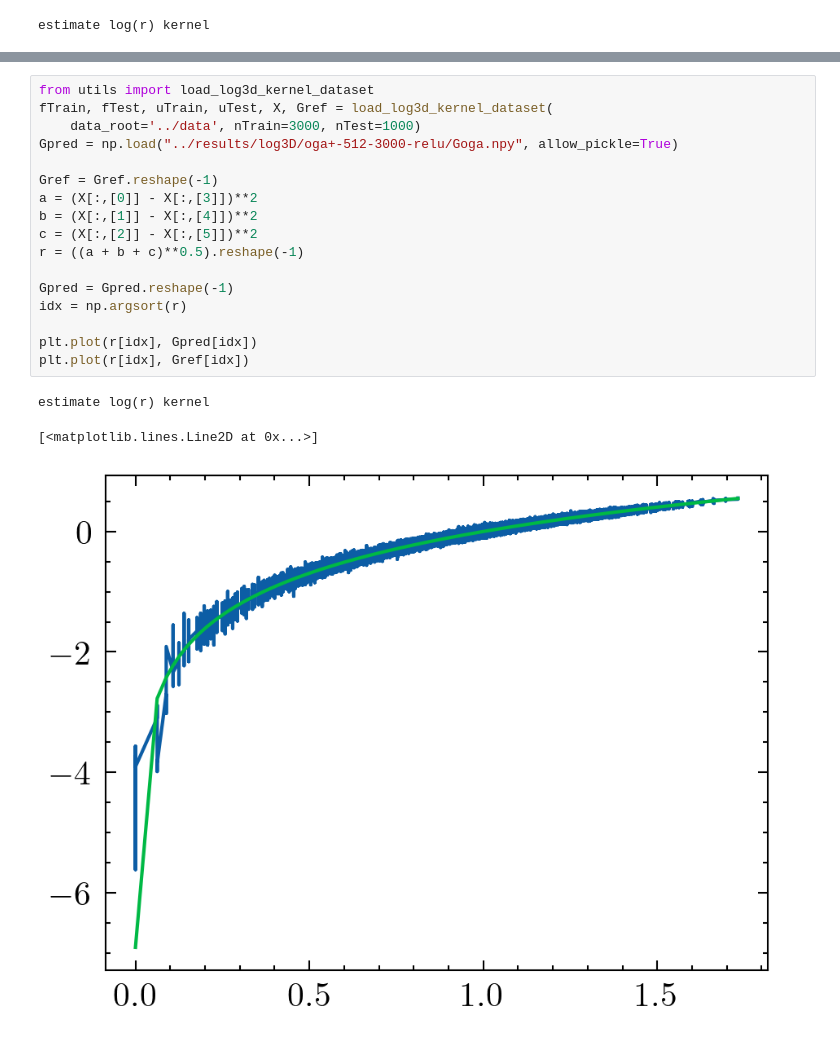
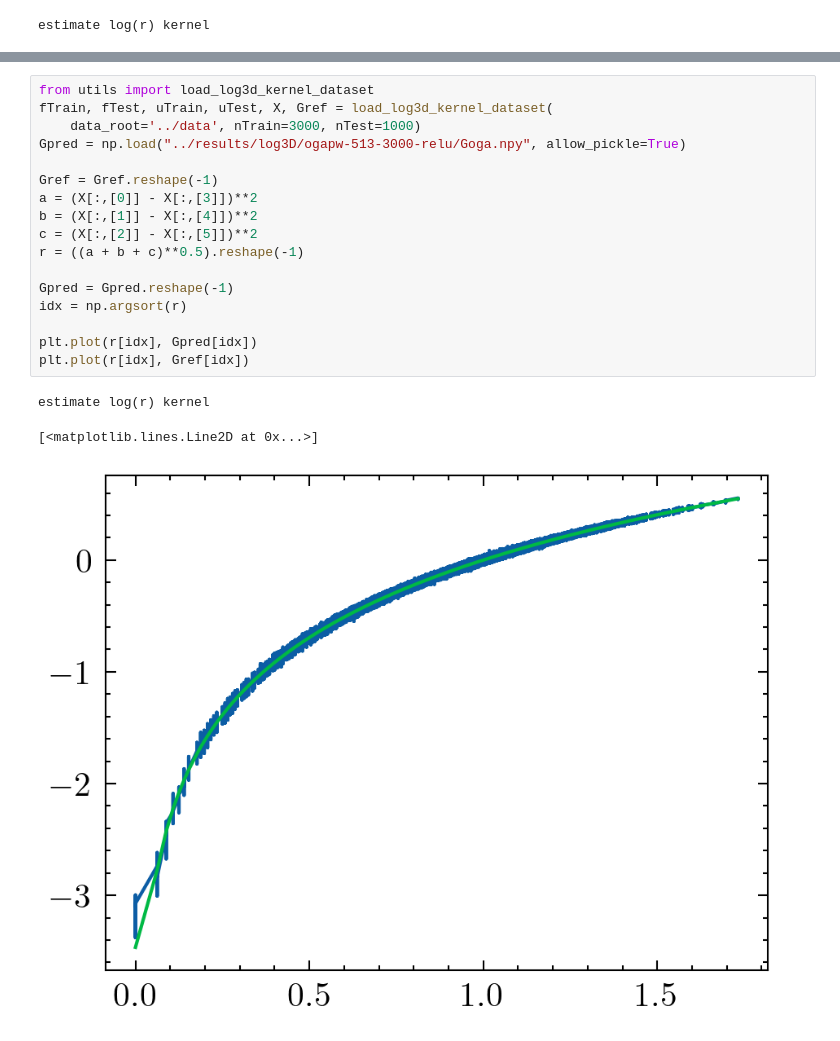
Before and after one commit to linye-boli/OGA-KernelEstimation, a Jupyter notebook: vis/vis3D.ipynb, the cells around one changed output, grey strips where cells are left out. Cells and saved outputs as stored; diff of their text form.

```diff
--- a/vis/vis3D.ipynb
+++ b/vis/vis3D.ipynb
@@ -217,24 +278,24 @@ relative L2 : 5.4475e-02
 # %%
 from utils import load_log3d_kernel_dataset
 fTrain, fTest, uTrain, uTest, X, Gref = load_log3d_kernel_dataset(
     data_root='../data', nTrain=3000, nTest=1000)
-Gpred = np.load("../results/log3D/oga+-512-3000-relu/Goga.npy", allow_pickle=True)
+Gpred = np.load("../results/log3D/ogapw-513-3000-relu/Goga.npy", allow_pickle=True)
 
 Gref = Gref.reshape(-1)
 a = (X[:,[0]] - X[:,[3]])**2
 b = (X[:,[1]] - X[:,[4]])**2
 c = (X[:,[2]] - X[:,[5]])**2
 r = ((a + b + c)**0.5).reshape(-1)
 
 Gpred = Gpred.reshape(-1)
 idx = np.argsort(r)
 
 plt.plot(r[idx], Gpred[idx])
 plt.plot(r[idx], Gref[idx])
 # %% [output]
 estimate log(r) kernel
 [<matplotlib.lines.Line2D at 0x...>]
-[figure, old version]
+[figure, new version]
 # %%
 from utils import load_logsin3d_kernel_dataset
 fTrain, fTest, uTrain, uTest, X, Gref = load_logsin3d_kernel_dataset(
```
Also changed, not shown: parts of 10 cells of this notebook, 16 other files.
